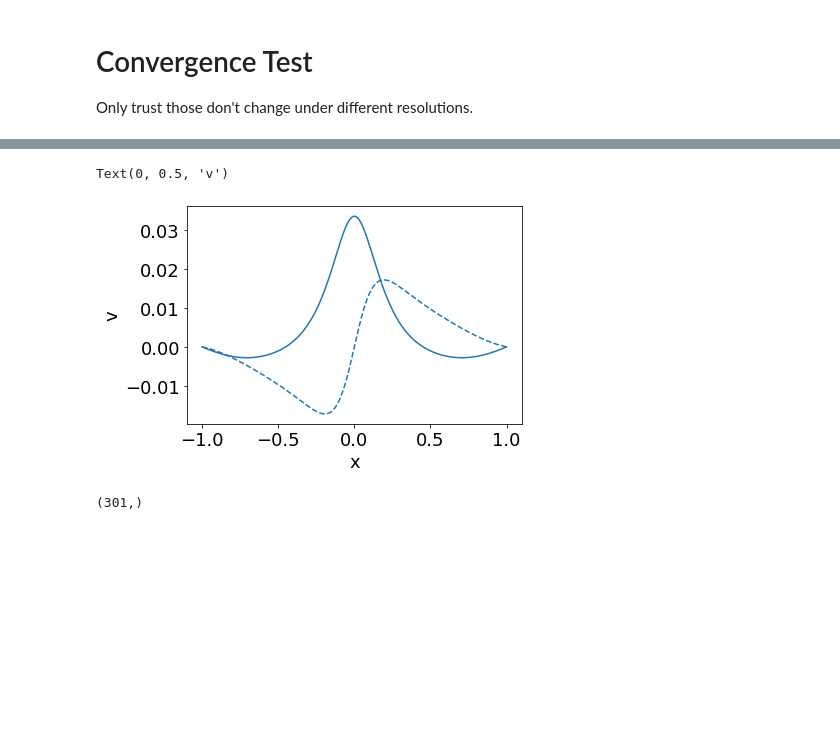
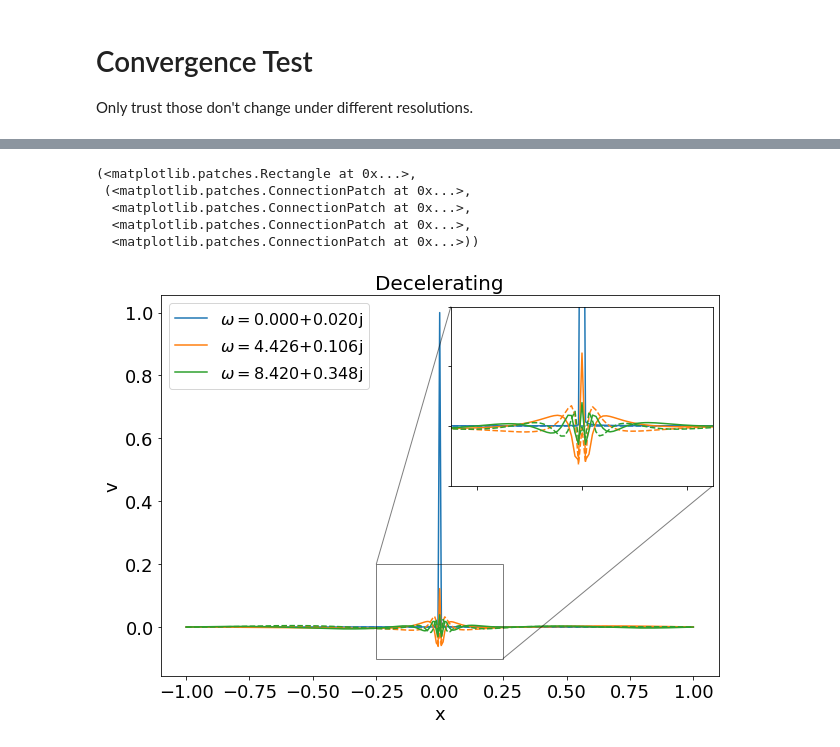
Before and after one commit to HuntFeng/magnetic-nozzle-spectral-instability, a Jupyter notebook: convergence-test.ipynb, the cells around one changed output, grey strips where cells are left out. Saved outputs shown, nothing was run; the diff lists cells and outputs as text; code cells hidden in the pictures; blank space fills up the shorter version.

Commit message:
convergence test on original problem

```diff
--- a/convergence-test.ipynb
+++ b/convergence-test.ipynb
@@ -77,17 +83,42 @@ Text(0, 0.5, '$\\Im(\\omega)$')
-# %%
-omega = omegas[-1]
-V = Vs[-1]
-selection = (np.abs(omega.real-3)<1) & (np.abs(omega.imag)<1)
-w = omega[selection]
-v = V[:,selection]
-plt.plot(x,v.real,color="C0",label=f"$\omega=${w}")
-plt.plot(x,v.imag,"--",color="C0",label=f"$\omega=${w}")
-plt.xlabel("x")
-plt.ylabel("v")
-# %% [output]
-Text(0, 0.5, 'v')
-[figure, removed]
-# %%
-x.shape
-# %% [output]
-(301,)
+# %%
+omega = omegas[-1]
+V = Vs[-1]
+selection = (omega.real>0) & (np.abs(omega.imag)<1)
+omega = omega[selection]
+V = V[:,selection]
+
+ind = np.argsort(omega.real)
+omega = omega[ind]
+V = V[:,ind]
+
+plt.figure(figsize=(10,7))
+ax = plt.subplot(111)
+for i in range(3):
+    ax.plot(x,V[:,i].real,color=f"C{i}",label=f"$\omega=${omega[i]:.3f}")
+    ax.plot(x,V[:,i].imag,"--",color=f"C{i}")
+ax.legend()
+ax.set_xlabel("x")
+ax.set_ylabel("v")
+# ax.set_title(f"$M_m=${Mm}")
+# ax.set_title("Accelerating")
+ax.set_title("Decelerating")
+
+axins = ax.inset_axes([0.52, 0.5, 0.47, 0.47])
+for i in range(3):
+    axins.plot(x,V[:,i].real,color=f"C{i}")
+    axins.plot(x,V[:,i].imag,"--",color=f"C{i}")
+# sub region of the original image
+x1, x2, y1, y2 = -0.25, 0.25, -0.1, 0.2
+axins.set_xlim(x1, x2)
+axins.set_ylim(y1, y2)
+axins.set_xticklabels([])
+axins.set_yticklabels([])
+
+ax.indicate_inset_zoom(axins, edgecolor="black")
+# %% [output]
+(<matplotlib.patches.Rectangle at 0x...>,
+ (<matplotlib.patches.ConnectionPatch at 0x...>,
+  <matplotlib.patches.ConnectionPatch at 0x...>,
+  <matplotlib.patches.ConnectionPatch at 0x...>,
+  <matplotlib.patches.ConnectionPatch at 0x...>))
+[figure, added]
```
Also changed, not shown: parts of 3 cells of this notebook, 21 other files.
